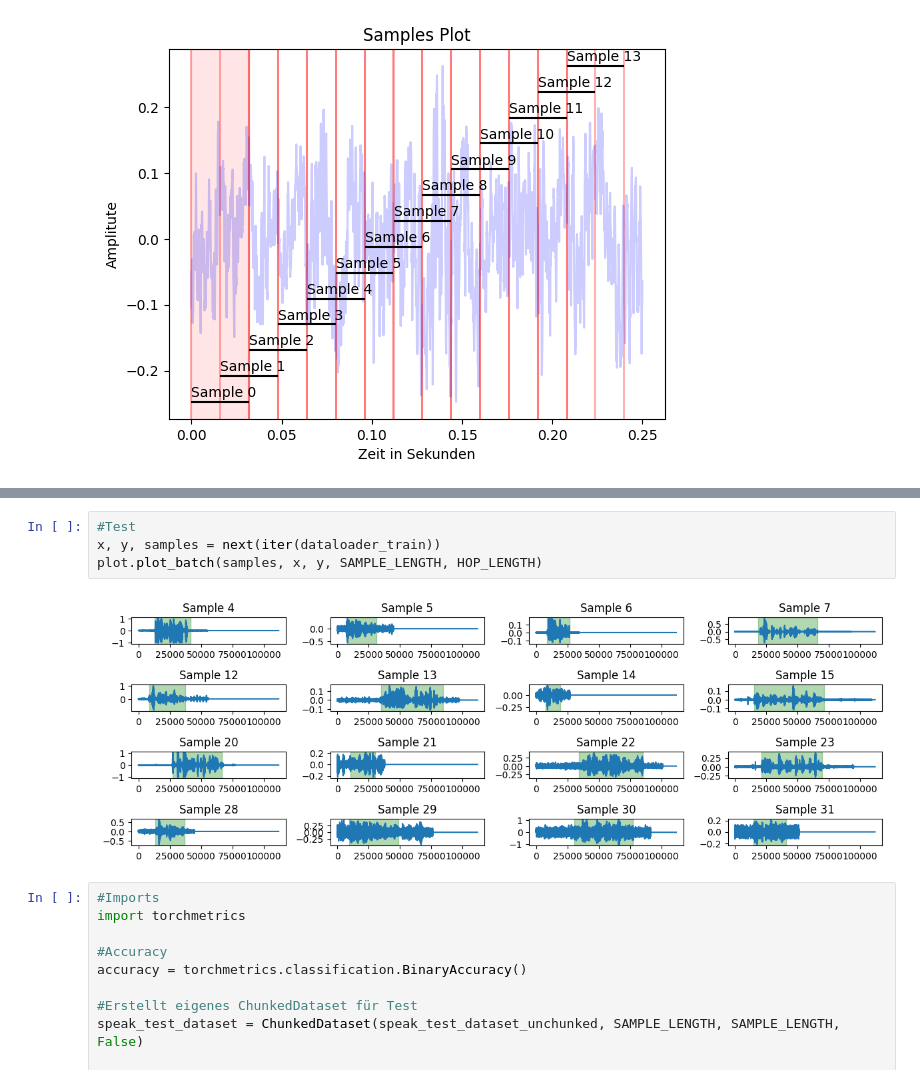
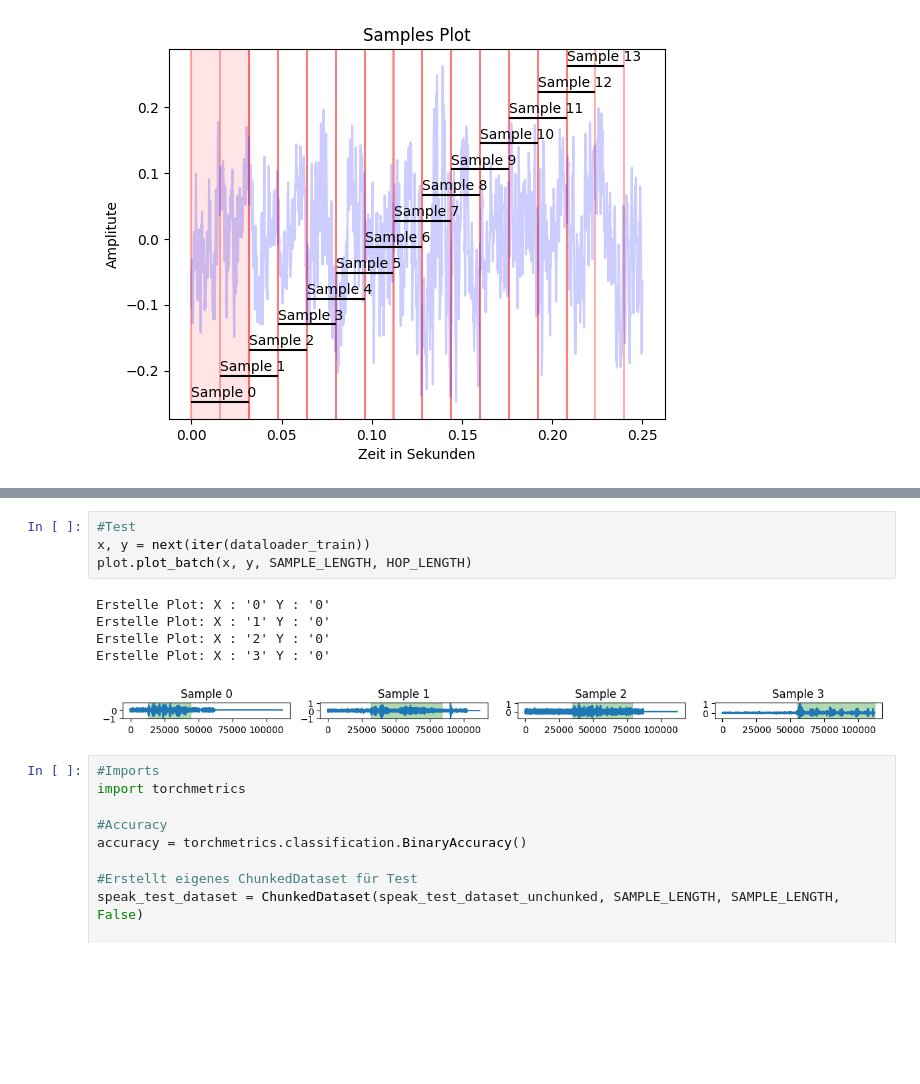
Before and after one commit to Donat24/VAD, a Jupyter notebook: Scripte/plots.ipynb, the cells around one changed output, grey strips where cells are left out. Saved outputs shown, nothing was run; the diff lists cells and outputs as text; blank space fills up the shorter version.

Commit message:
BatchFix

```diff
--- a/Scripte/plots.ipynb
+++ b/Scripte/plots.ipynb
@@ -168,9 +168,13 @@ fig.tight_layout()
 # %%
 #Test
-x, y, samples = next(iter(dataloader_train))
-plot.plot_batch(samples, x, y, SAMPLE_LENGTH, HOP_LENGTH)
+x, y = next(iter(dataloader_train))
+plot.plot_batch(x, y, SAMPLE_LENGTH, HOP_LENGTH)
 # %% [output]
+Erstelle Plot: X : '0' Y : '0'
+Erstelle Plot: X : '1' Y : '0'
+Erstelle Plot: X : '2' Y : '0'
+Erstelle Plot: X : '3' Y : '0'
-[figure, old version]
+[figure, new version]
 # %%
 #Imports
 import torchmetrics
```
Also changed, not shown: parts of 3 cells of this notebook, 12 other files.
